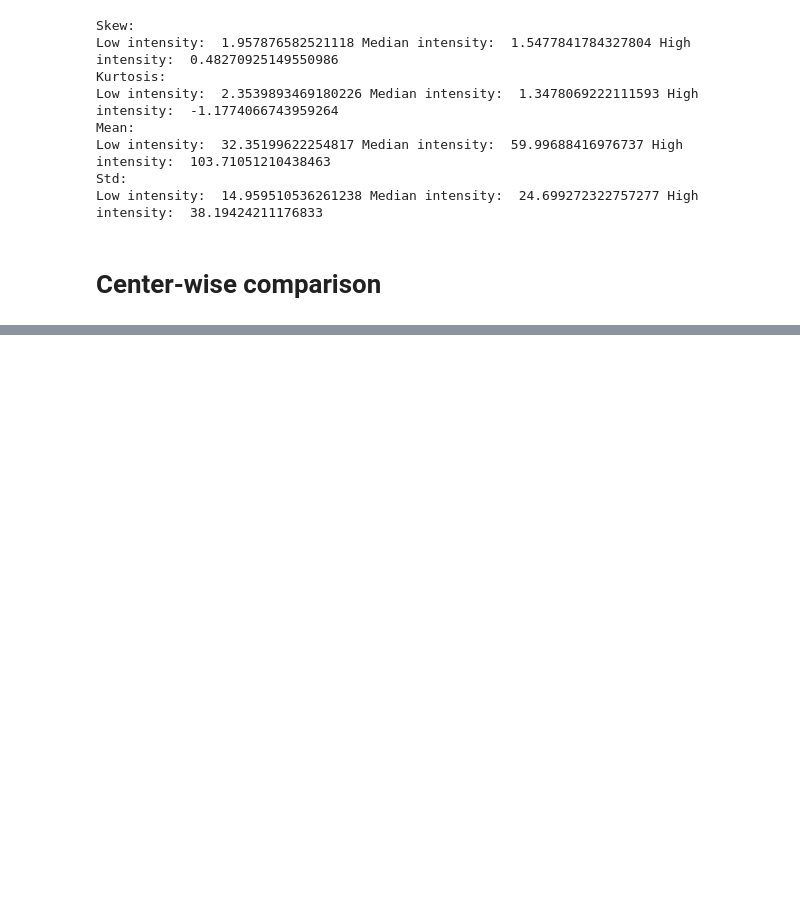
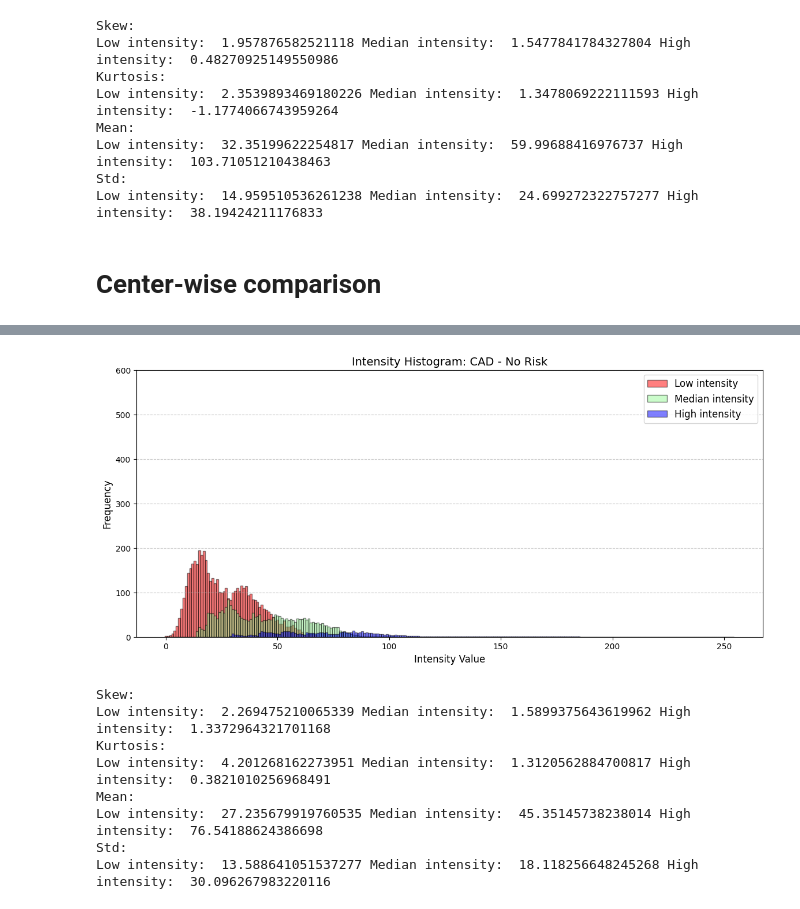
Before and after one commit to Zilian4/Pancreas-intensity-clustering, a Jupyter notebook: voxel intensity analysis.ipynb, the cells around one changed output, grey strips where cells are left out. Saved outputs shown, nothing was run; the diff lists cells and outputs as text; code cells hidden in the pictures; blank space fills up the shorter version.

```diff
--- a/voxel intensity analysis.ipynb
+++ b/voxel intensity analysis.ipynb
@@ -377,0 +296,23 @@ Low intensity:  12.566266134803497 Median intensity:  25.49559937328962 High int
+# %%
+center_low_grade = pd.merge(low_grade, center_dfs['cad'], on='name')
+center_no_grade = pd.merge(none_grade, center_dfs['cad'], on='name')
+center_high_grade = pd.merge(high_grade, center_dfs['cad'], on='name')
+# %%
+avg_1,avg_2,avg_3= get_avg_cluster_hist(lowercase_dict,sub_list=list(center_no_grade['name']))
+total_1,total_2,total_3= get_total_cluster(lowercase_dict,sub_list=list(center_no_grade['name']))
+plot_clusters(avg_1,avg_2,avg_3,title='CAD - No Risk',hight=600)
+
+print("Skew:\nLow intensity: ",skew(avg_1),"Median intensity: ",skew(avg_2),"High intensity: ",skew(avg_3))
+print("Kurtosis:\nLow intensity: ",kurtosis(avg_1),"Median intensity: ",kurtosis(avg_2),"High intensity: ",kurtosis(avg_3))
+print("Mean:\nLow intensity: ",np.mean(total_1[total_1 != 0]),"Median intensity: ",np.mean(total_2[total_2 != 0]),"High intensity: ",np.mean(total_3[total_3 != 0]))
+print("Std:\nLow intensity: ",np.std(total_1[total_1 != 0]),"Median intensity: ",np.std(total_2[total_2 != 0]),"High intensity: ",np.std(total_3[total_3 != 0]))
+# %% [output]
+[figure, added]
+Skew:
+Low intensity:  2.269475210065339 Median intensity:  1.5899375643619962 High intensity:  1.3372964321701168
+Kurtosis:
+Low intensity:  4.201268162273951 Median intensity:  1.3120562884700817 High intensity:  0.3821010256968491
+Mean:
+Low intensity:  27.235679919760535 Median intensity:  45.35145738238014 High intensity:  76.54188624386698
+Std:
+Low intensity:  13.588641051537277 Median intensity:  18.118256648245268 High intensity:  30.096267983220116
```
Also changed, not shown: parts of 47 cells of this notebook.
